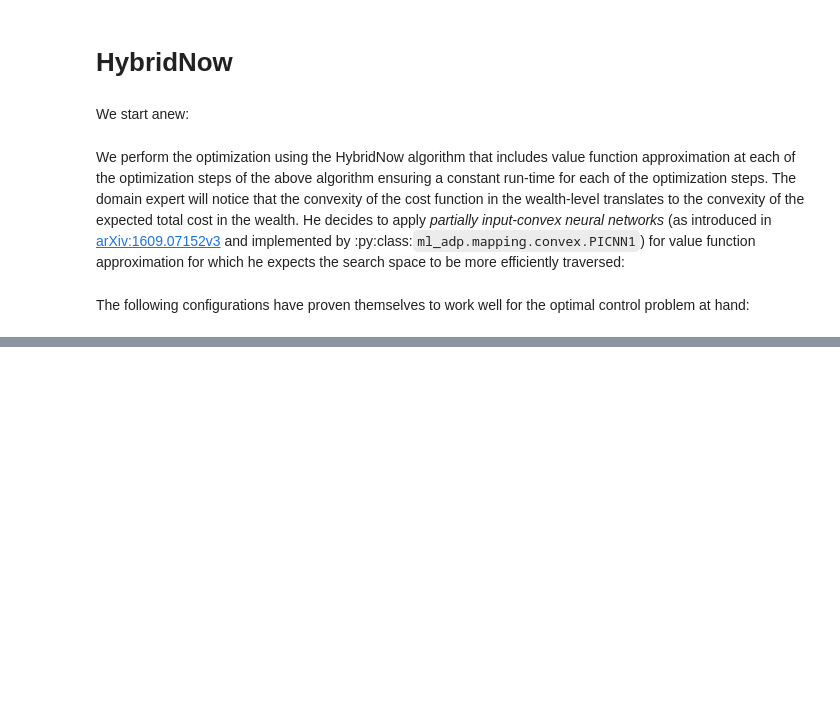
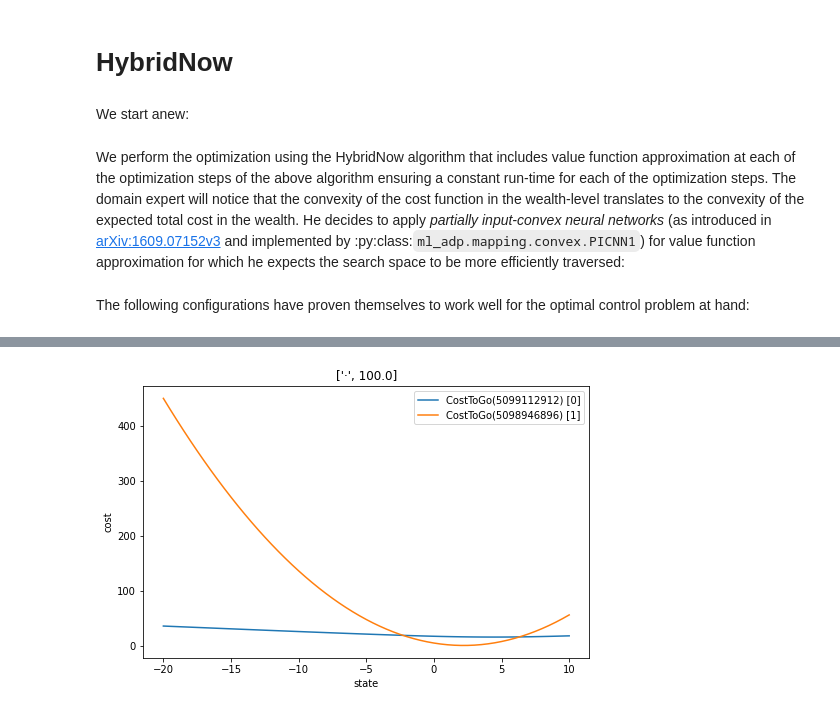
Before and after one commit to rbosh/ml-adp, a Jupyter notebook: doc/examples/option_hedging.ipynb, the cells around one changed output, grey strips where cells are left out. Drawn from its saved outputs; the diff is of its cells as text; code cells hidden in the pictures; blank space fills up the shorter version.

```diff
--- a/doc/examples/option_hedging.ipynb
+++ b/doc/examples/option_hedging.ipynb
@@ -342,0 +354,12 @@ for step in reversed(range(len(cost_to_go) - 1)):
+# %%
+with torch.no_grad():
+        cost_approximator.plot_state_component_range(
+            torch.arange(-20., 10.5, 0.5).to(device),
+            torch.arange(100., 101.).to(device),
+            random_effects=rand_effs,
+            versus=sub_ctg,
+            plot_size=(8,5)
+        )
+        plt.show()
+# %% [output]
+[figure, added]
```
Also changed, not shown: parts of 7 cells of this notebook, 4 other files.
